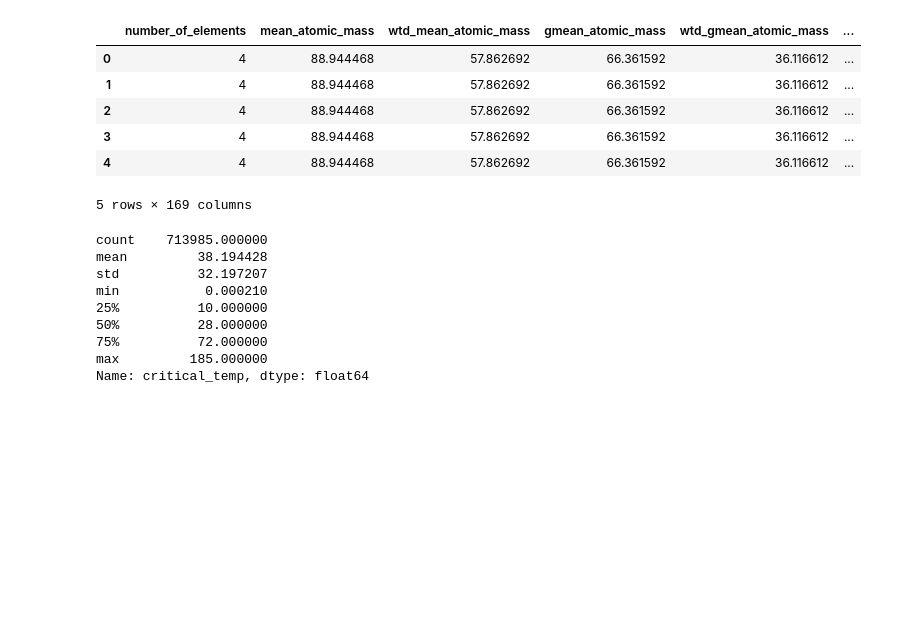
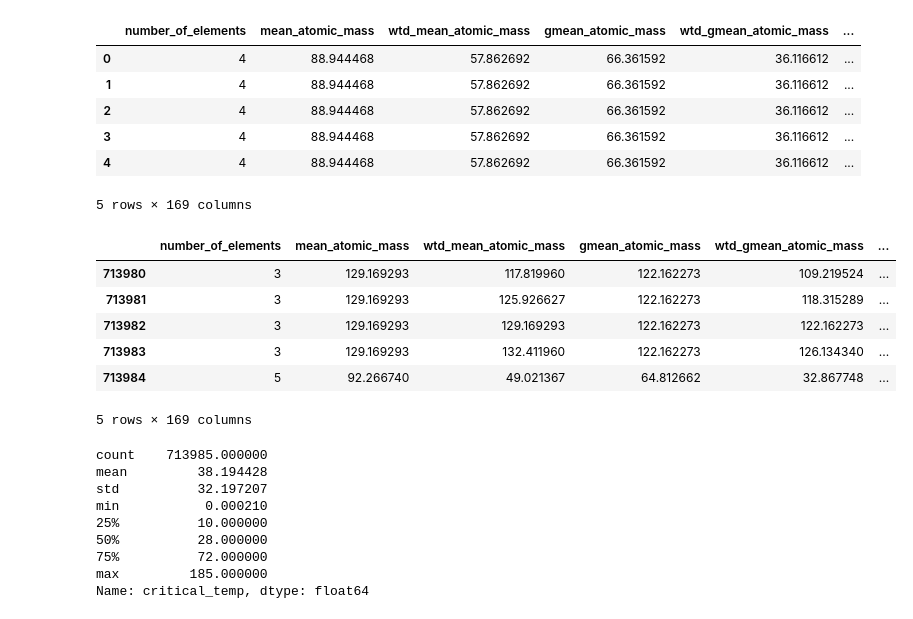
Before and after one commit to SSaberipouya/Predicted-Superconducting-critical-temperatures-Using-ANN-Multiple-Liniear-regression-and-XGBoost_r, a Jupyter notebook: Superconductivity_XGBoost_Regression.ipynb, the cells around one changed output. Cells and saved outputs as stored; diff of their text form; code cells hidden in the pictures; blank space fills up the shorter version.

```diff
--- a/Superconductivity_XGBoost_Regression.ipynb
+++ b/Superconductivity_XGBoost_Regression.ipynb
@@ -132,6 +137,16 @@ df_total.head()
 | 3 | 4 | 88.944468 | 57.862692 | 66.361592 | 36.116612 | ... |
 | 4 | 4 | 88.944468 | 57.862692 | 66.361592 | 36.116612 | ... |
 5 rows × 169 columns
+# %%
+df_total.tail(5)
+# %% [output]
+|  | number_of_elements | mean_atomic_mass | wtd_mean_atomic_mass | gmean_atomic_mass | wtd_gmean_atomic_mass | ... |
+| 713980 | 3 | 129.169293 | 117.819960 | 122.162273 | 109.219524 | ... |
+| 713981 | 3 | 129.169293 | 125.926627 | 122.162273 | 118.315289 | ... |
+| 713982 | 3 | 129.169293 | 129.169293 | 122.162273 | 122.162273 | ... |
+| 713983 | 3 | 129.169293 | 132.411960 | 122.162273 | 126.134340 | ... |
+| 713984 | 5 | 92.266740 | 49.021367 | 64.812662 | 32.867748 | ... |
+5 rows × 169 columns
 # %%
 df_total['critical_temp'].describe()
 # %% [output]
```
Also changed, not shown: parts of 8 cells of this notebook, 1 other file.
